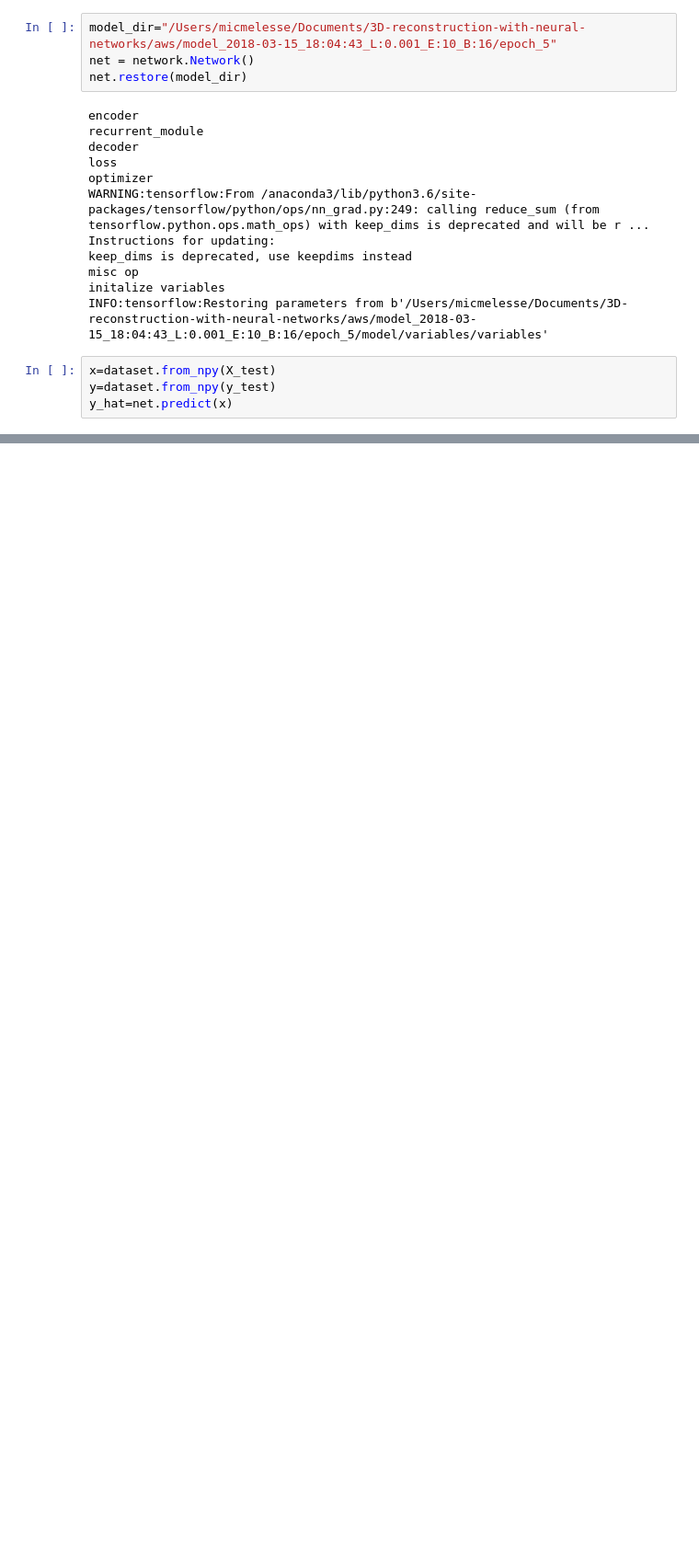
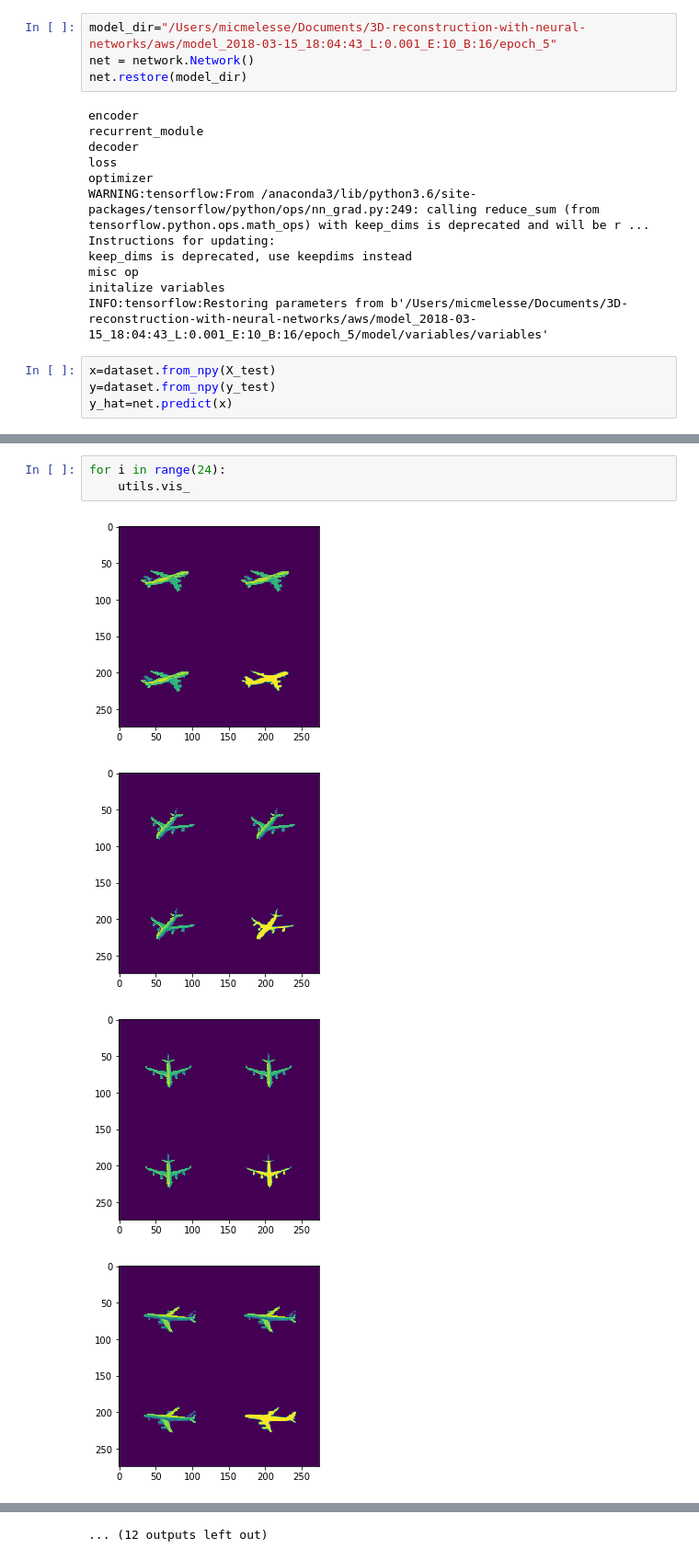
Before and after one commit to micmelesse/3D-reconstruction-with-Neural-Networks, a Jupyter notebook: experiments.ipynb, the cells around one changed output, grey strips where cells are left out. Shown at 92% size. Saved outputs shown, nothing was run; the diff lists cells and outputs as text; blank space fills up the shorter version.

```diff
--- a/experiments.ipynb
+++ b/experiments.ipynb
@@ -57,0 +54,8 @@ utils.vis
+# %%
+for i in range(24):
+    utils.vis_
+# %% [output]
+[figure, added]
+[figure, added]
+[figure, added]
+[figure, added]
@@ -57,0 +70 @@ utils.vis
+... (12 outputs left out)
```
Also changed, not shown: parts of 5 cells of this notebook, 3 other files.
